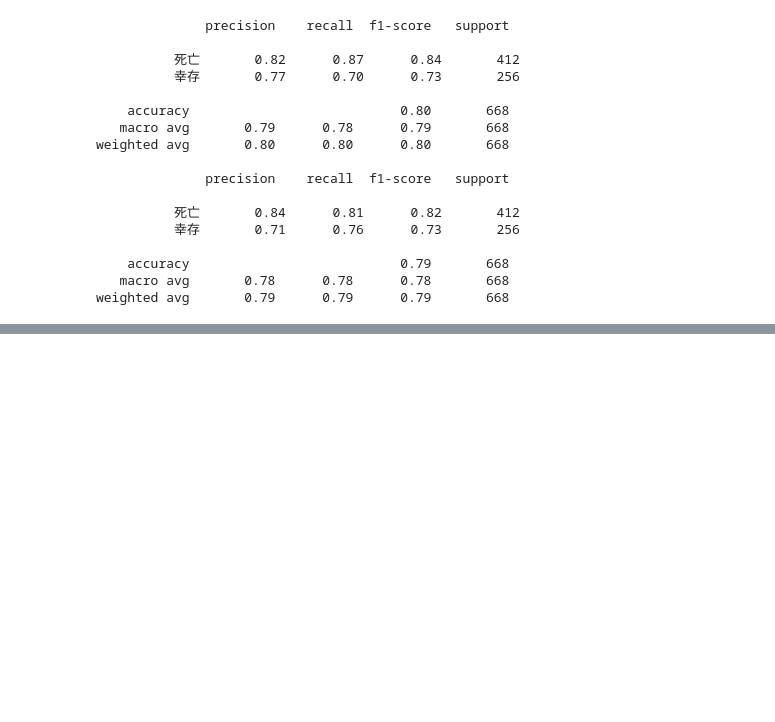
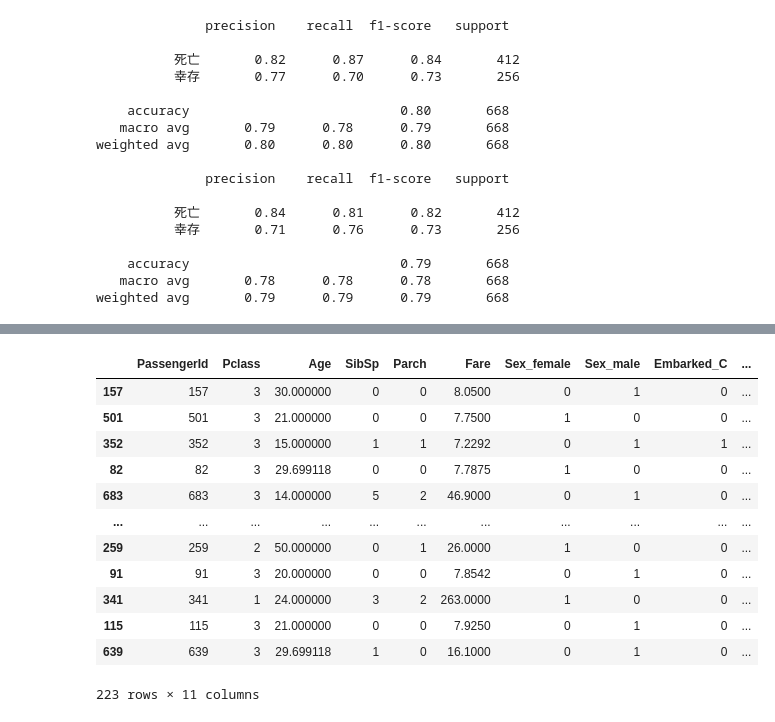
Before and after one commit to klmyty/data-analysis-datawhale, a Jupyter notebook: Chapter3/submit_kaggle.ipynb, the cells around one changed output, grey strips where cells are left out. Cells and saved outputs as stored; diff of their text form; code cells hidden in the pictures; blank space fills up the shorter version.

```diff
--- a/Chapter3/submit_kaggle.ipynb
+++ b/Chapter3/submit_kaggle.ipynb
@@ -105,0 +176,16 @@ rf = RandomForestClassifier().fit(X_train,y_train)
+# %%
+X_test
+# %% [output]
+|  | PassengerId | Pclass | Age | SibSp | Parch | Fare | Sex_female | Sex_male | Embarked_C | ... |
+| 157 | 157 | 3 | 30.000000 | 0 | 0 | 8.0500 | 0 | 1 | 0 | ... |
+| 501 | 501 | 3 | 21.000000 | 0 | 0 | 7.7500 | 1 | 0 | 0 | ... |
+| 352 | 352 | 3 | 15.000000 | 1 | 1 | 7.2292 | 0 | 1 | 1 | ... |
+| 82 | 82 | 3 | 29.699118 | 0 | 0 | 7.7875 | 1 | 0 | 0 | ... |
+| 683 | 683 | 3 | 14.000000 | 5 | 2 | 46.9000 | 0 | 1 | 0 | ... |
+| ... | ... | ... | ... | ... | ... | ... | ... | ... | ... | ... |
+| 259 | 259 | 2 | 50.000000 | 0 | 1 | 26.0000 | 1 | 0 | 0 | ... |
+| 91 | 91 | 3 | 20.000000 | 0 | 0 | 7.8542 | 0 | 1 | 0 | ... |
+| 341 | 341 | 1 | 24.000000 | 3 | 2 | 263.0000 | 1 | 0 | 0 | ... |
+| 115 | 115 | 3 | 21.000000 | 0 | 0 | 7.9250 | 0 | 1 | 0 | ... |
+| 639 | 639 | 3 | 29.699118 | 1 | 0 | 16.1000 | 0 | 1 | 0 | ... |
+223 rows × 11 columns
```
Also changed, not shown: parts of 28 cells of this notebook.
